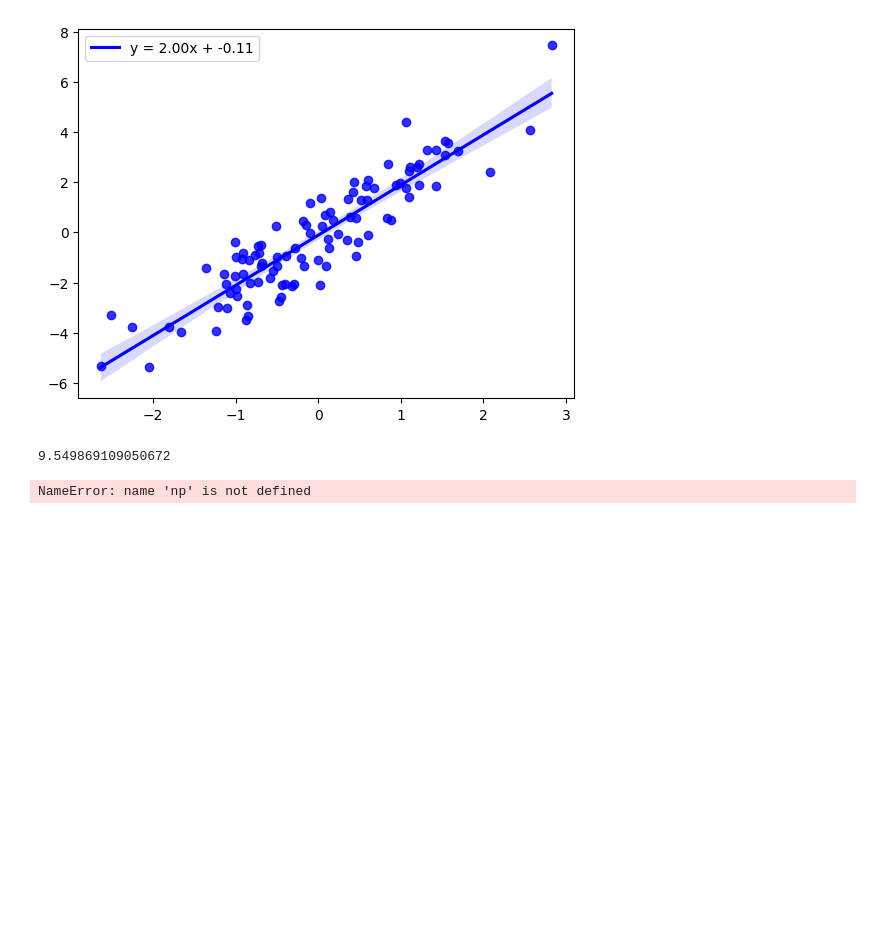
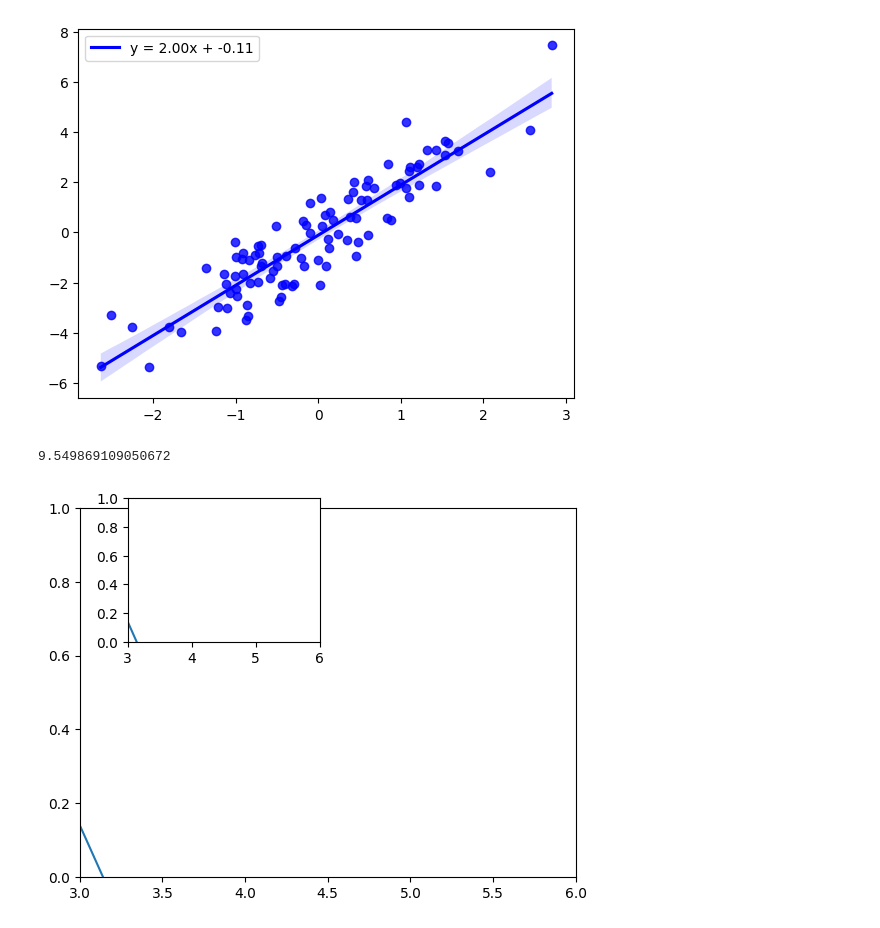
Before and after one commit to matsssk/AA6060_ML, a Jupyter notebook: _test_.ipynb, the cells around one changed output. Drawn from its saved outputs; the diff is of its cells as text; code cells hidden in the pictures; blank space fills up the shorter version.

```diff
--- a/_test_.ipynb
+++ b/_test_.ipynb
@@ -184,28 +184,33 @@ result = stats.linregress(x, y)[0]
 slope, intercept, rvalue, pvalue, std_error_slope, intercept_stderr = result.slope, result.intercept, result.rvalue, result.pvalue, result.stderr, result.intercept_stderr
 # %% [output]
 9.549869109050672
-# %%
-import matplotlib.pyplot as plt
-from mpl_toolkits.axes_grid1.inset_locator import zoomed_inset_axes, mark_inset
-import numpy as np
-# generate some data
-x = np.linspace(0, 10, 1000)
-y = np.sin(x)
-
-fig, ax = plt.subplots()
-ax.plot(x, y)
-
-# create the zoomed inset axes
-axins = zoomed_inset_axes(ax, 2, loc=1) # the second argument is the zoom factor, and the third is the location of the inset
-
-# plot the zoomed region
-axins.plot(x, y)
-axins.set_xlim(4, 6) # set the x limits of the zoomed region
-axins.set_ylim(0.5, 1) # set the y limits of the zoomed region
-
-# mark the region of the zoomed inset in the original plot
-mark_inset(ax, axins, loc1=2, loc2=4, fc="none", ec="0.5") # loc1 and loc2 are the locations of the two opposite corners of the rectangle around the zoomed inset
-
-plt.show()
-# %% [output]
-NameError: name 'np' is not defined
+# %%
+import matplotlib.pyplot as plt
+import numpy as np
+
+# Generate some data
+x = np.linspace(0, 10, 100)
+y = np.sin(x)
+
+# Create a figure and axes object
+fig, ax = plt.subplots()
+
+# Plot the data on the axes object
+ax.plot(x, y)
+
+# Zoom in on the part of the plot that you want to see in more detail
+ax.set_xlim(3, 6)
+ax.set_ylim(0, 1)
+
+# Create a new axes object in the desired location
+ax_zoom = fig.add_axes([0.2, 0.6, 0.3, 0.3])
+
+# Plot the zoomed-in data on the new axes object
+ax_zoom.plot(x, y)
+ax_zoom.set_xlim(3, 6)
+ax_zoom.set_ylim(0, 1)
+
+# Show the plot
+plt.show()
+# %% [output]
+[figure, added]
```
Also changed, not shown: parts of 1 cell of this notebook, 7 other files.
